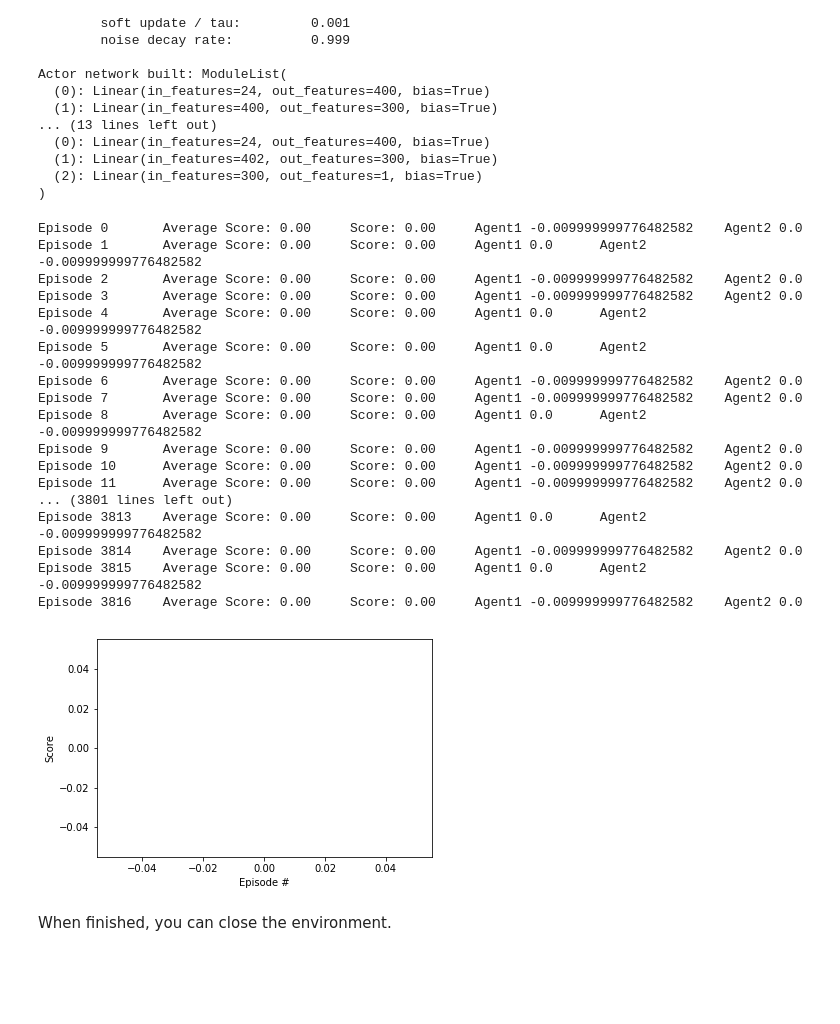
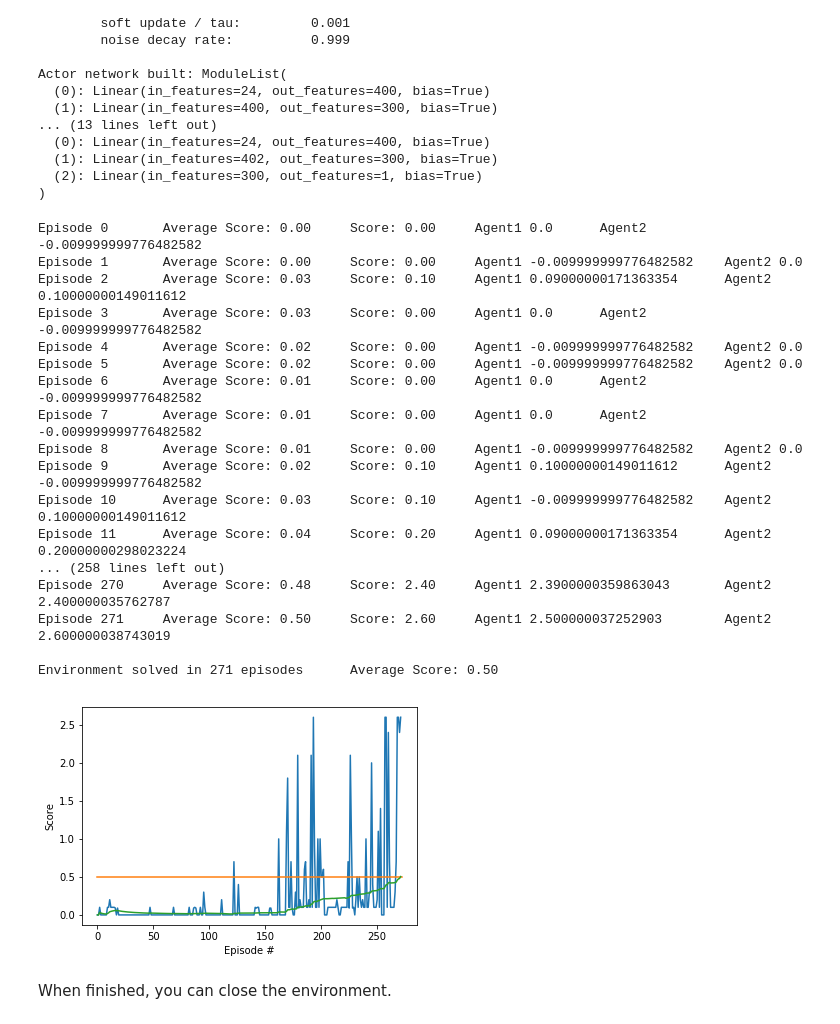
Before and after one commit to yehiahesham/MultiAgent_Gaming_RL_Agents, a Jupyter notebook: Tennis.ipynb, the cells around one changed output. Cells and saved outputs as stored; diff of their text form; code cells hidden in the pictures; blank space fills up the shorter version.

Commit message:
Env was solved after dec sigma from 0.2 to 0.1 !!

```diff
--- a/Tennis.ipynb
+++ b/Tennis.ipynb
@@ -182,6 +182,7 @@ Actor network built: ModuleList(
 # %%
 agent0_reward = []
 agent1_reward = []
+
 
 def MADDGP(env,number_of_episodes= 4000,SuccessCriteria = 0.50):
 
@@ -193,17 +194,16 @@ def MADDGP(env,number_of_episodes= 4000,SuccessCriteria = 0.50):
 
     #timer = pb.ProgressBar(widgets=widget, maxval=number_of_episodes).start()
 
+    #init scores
+    scores = []
+    average_score =[]
+    agent_scores = []
+    top_score = -10.0
+
     # use keep_awake to keep workspace from disconnecting
     for episode in keep_awake(range(0, number_of_episodes, 1)):
 
 #         timer.update(episode)
-
-        #init scores
-        scores = []
-        average_score =[]
-        agent_scores = []
-        top_score = -10.0
-
         state = env.reset(train_mode=True)[brain_name].vector_observations
         agent.noise.reset()
         scores_per_episode = np.zeros(num_agents)
@@ -249,32 +249,36 @@ def MADDGP(env,number_of_episodes= 4000,SuccessCriteria = 0.50):
 
 scores, average_score, agent_scores = MADDGP(env,number_of_episodes=5000)
 # %% [output]
-Episode 0       Average Score: 0.00     Score: 0.00     Agent1 -0.009999999776482582    Agent2 0.0
-Episode 1       Average Score: 0.00     Score: 0.00     Agent1 0.0      Agent2 -0.009999999776482582
-Episode 2       Average Score: 0.00     Score: 0.00     Agent1 -0.009999999776482582    Agent2 0.0
-Episode 3       Average Score: 0.00     Score: 0.00     Agent1 -0.009999999776482582    Agent2 0.0
-Episode 4       Average Score: 0.00     Score: 0.00     Agent1 0.0      Agent2 -0.009999999776482582
-Episode 5       Average Score: 0.00     Score: 0.00     Agent1 0.0      Agent2 -0.009999999776482582
-Episode 6       Average Score: 0.00     Score: 0.00     Agent1 -0.009999999776482582    Agent2 0.0
-Episode 7       Average Score: 0.00     Score: 0.00     Agent1 -0.009999999776482582    Agent2 0.0
-Episode 8       Average Score: 0.00     Score: 0.00     Agent1 0.0      Agent2 -0.009999999776482582
-Episode 9       Average Score: 0.00     Score: 0.00     Agent1 -0.009999999776482582    Agent2 0.0
-Episode 10      Average Score: 0.00     Score: 0.00     Agent1 -0.009999999776482582    Agent2 0.0
-Episode 11      Average Score: 0.00     Score: 0.00     Agent1 -0.009999999776482582    Agent2 0.0
-... (3801 lines left out)
-Episode 3813    Average Score: 0.00     Score: 0.00     Agent1 0.0      Agent2 -0.009999999776482582
-Episode 3814    Average Score: 0.00     Score: 0.00     Agent1 -0.009999999776482582    Agent2 0.0
-Episode 3815    Average Score: 0.00     Score: 0.00     Agent1 0.0      Agent2 -0.009999999776482582
-Episode 3816    Average Score: 0.00     Score: 0.00     Agent1 -0.009999999776482582    Agent2 0.0
+Episode 0       Average Score: 0.00     Score: 0.00     Agent1 0.0      Agent2 -0.009999999776482582
+Episode 1       Average Score: 0.00     Score: 0.00     Agent1 -0.009999999776482582    Agent2 0.0
+Episode 2       Average Score: 0.03     Score: 0.10     Agent1 0.09000000171363354      Agent2 0.10000000149011612
+Episode 3       Average Score: 0.03     Score: 0.00     Agent1 0.0      Agent2 -0.009999999776482582
+Episode 4       Average Score: 0.02     Score: 0.00     Agent1 -0.009999999776482582    Agent2 0.0
+Episode 5       Average Score: 0.02     Score: 0.00     Agent1 -0.009999999776482582    Agent2 0.0
+Episode 6       Average Score: 0.01     Score: 0.00     Agent1 0.0      Agent2 -0.009999999776482582
+Episode 7       Average Score: 0.01     Score: 0.00     Agent1 0.0      Agent2 -0.009999999776482582
+Episode 8       Average Score: 0.01     Score: 0.00     Agent1 -0.009999999776482582    Agent2 0.0
+Episode 9       Average Score: 0.02     Score: 0.10     Agent1 0.10000000149011612      Agent2 -0.009999999776482582
+Episode 10      Average Score: 0.03     Score: 0.10     Agent1 -0.009999999776482582    Agent2 0.10000000149011612
+Episode 11      Average Score: 0.04     Score: 0.20     Agent1 0.09000000171363354      Agent2 0.20000000298023224
+... (258 lines left out)
+Episode 270     Average Score: 0.48     Score: 2.40     Agent1 2.3900000359863043       Agent2 2.400000035762787
+Episode 271     Average Score: 0.50     Score: 2.60     Agent1 2.500000037252903        Agent2 2.600000038743019
+
+Environment solved in 271 episodes      Average Score: 0.50
 # %%
+# scores, average_score, agent_scores
 fig = plt.figure()
 ax = fig.add_subplot(111)
-plt.plot(np.arange(len(scores)), scores)
+plt.plot(np.arange(len(scores)), scores) #scores
+plt.plot([0,len(scores)], [0.5,0.5]) # Criteria Min Value
+plt.plot(np.arange(len(scores)), average_score)
+
 plt.ylabel('Score')
 plt.xlabel('Episode #')
 plt.show()
 # %% [output]
-[figure, old version]
+[figure, new version]
 # %% [markdown]
 When finished, you can close the environment.
 # %%
```
Also changed, not shown: parts of 1 cell of this notebook, 3 other files.
